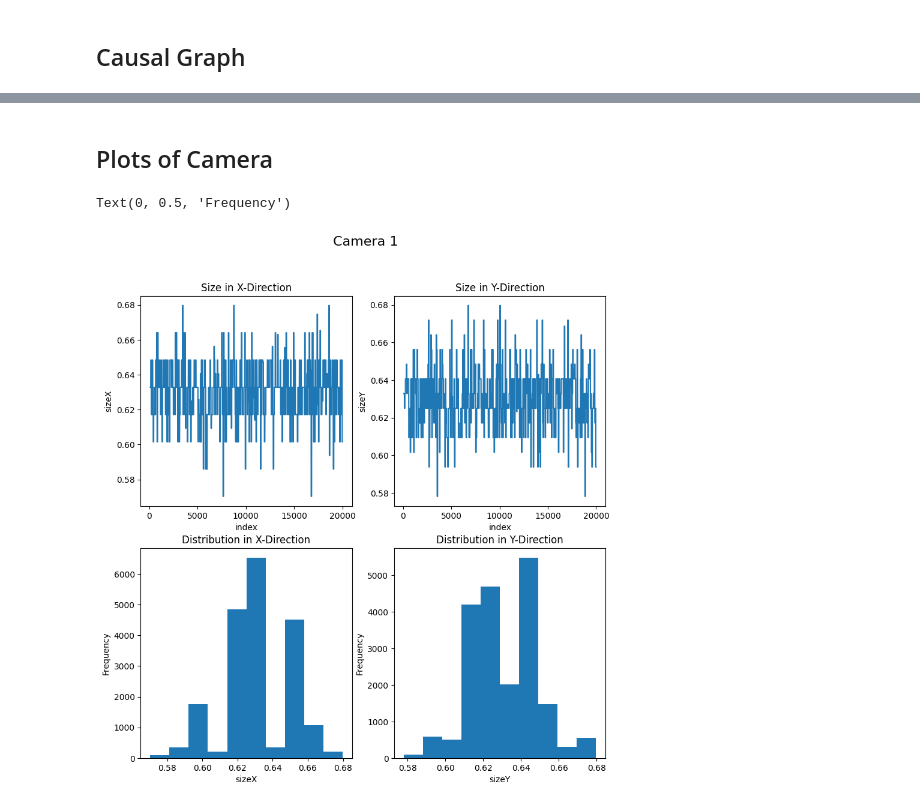
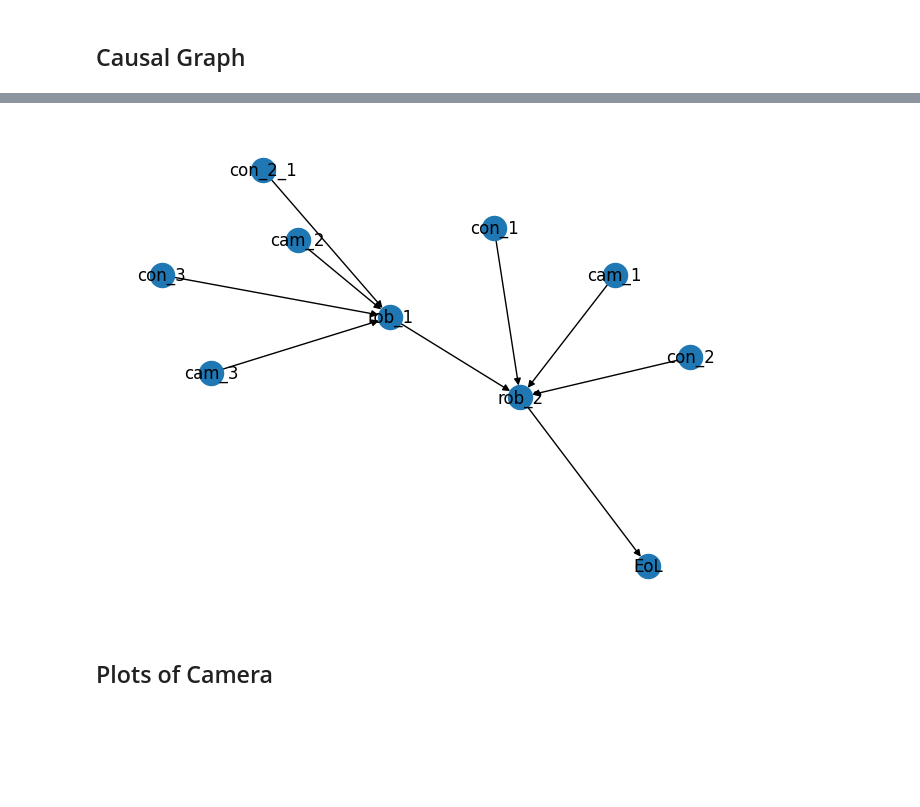
Before and after one commit to brjo0501/Master-Thesis_Code, a Jupyter notebook: Pick_and_Place_v2.ipynb, the cells around one changed output, grey strips where cells are left out. Cells and saved outputs as stored; diff of their text form; code cells hidden in the pictures; blank space fills up the shorter version.

```diff
--- a/Pick_and_Place_v2.ipynb
+++ b/Pick_and_Place_v2.ipynb
@@ -152,0 +637,42 @@ plt.show()
+# %%
+G = nx.DiGraph()
+
+# Sensor - grouped
+G.add_node("cam_1")
+G.add_node("cam_2")
+G.add_node("cam_3")
+#G.add_node("cam_4")
+
+
+G.add_node("con_1")
+G.add_node("con_2")
+G.add_node("con_3")
+
+G.add_node("rob_1")
+G.add_node("rob_2")
+
+
+G.add_node("EoL")
+
+# Conveyor affect camera
+
+# Robot
+G.add_edge("rob_2", "EoL")
+G.add_edge("rob_1", "rob_2")
+
+# Detection or Robot
+G.add_edge("cam_2", "rob_1")
+G.add_edge("cam_3", "rob_1")
+#G.add_edge("cam_4", "rob_2")
+G.add_edge("cam_1", "rob_2")
+
+G.add_edge("con_1", "rob_2")
+G.add_edge("con_2", "rob_2")
+G.add_edge("con_3", "rob_1")
+G.add_edge("con_2_1", "rob_1")
+
+# Draw the graph
+nx.draw(G, with_labels=True)
+plt.show()
+# %% [output]
+[figure, added]
@@ -156,10 +722,10 @@ plt.show()
 fig,axs = plt.subplots(2,2,figsize = (10,10))
 fig.suptitle('Camera 1',fontsize=16)
 
-axs[0,0].plot(camera_1_df['sizeX'][91:])
-axs[0,1].plot(camera_1_df['sizeY'][91:])
-axs[1,0].hist(camera_1_df['sizeX'][91:])
-axs[1,1].hist(camera_1_df['sizeY'][91:])
+axs[0,0].plot(camera_1_df['sizeX'][116:])
+axs[0,1].plot(camera_1_df['sizeY'][116:])
+axs[1,0].hist(camera_1_df['sizeX'][116:], density = True)
+axs[1,1].hist(camera_1_df['sizeY'][116:], density = True)
 
 axs[0, 0].set_title('Size in X-Direction')
 axs[0, 0].set_xlabel('index')
@@ -176,9 +742,6 @@ axs[1, 0].set_ylabel('Frequency')
 axs[1, 1].set_title('Distribution in Y-Direction')
 axs[1, 1].set_xlabel('sizeY')
 axs[1, 1].set_ylabel('Frequency')
-# %% [output]
-Text(0, 0.5, 'Frequency')
-[figure, removed]
 # %%
 fig,axs = plt.subplots(2,2,figsize = (10,10))
 fig.suptitle('Camera 2',fontsize=16)
```
Also changed, not shown: parts of 17 cells of this notebook, 7 other files.
